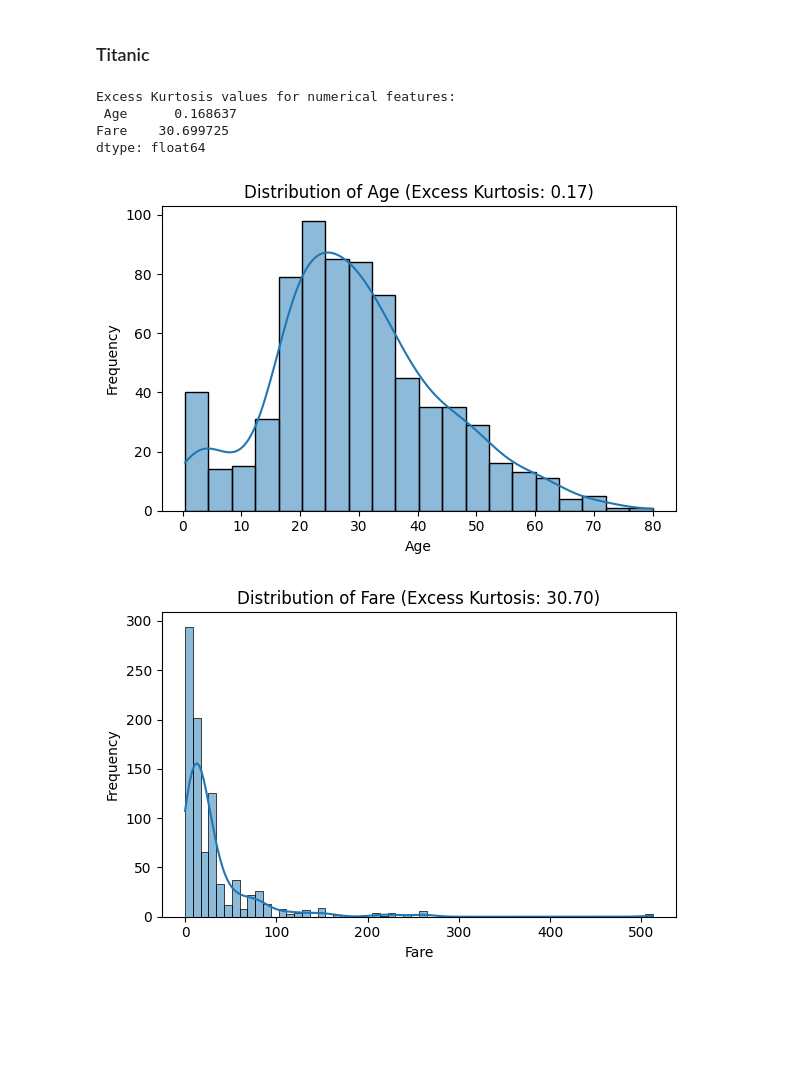
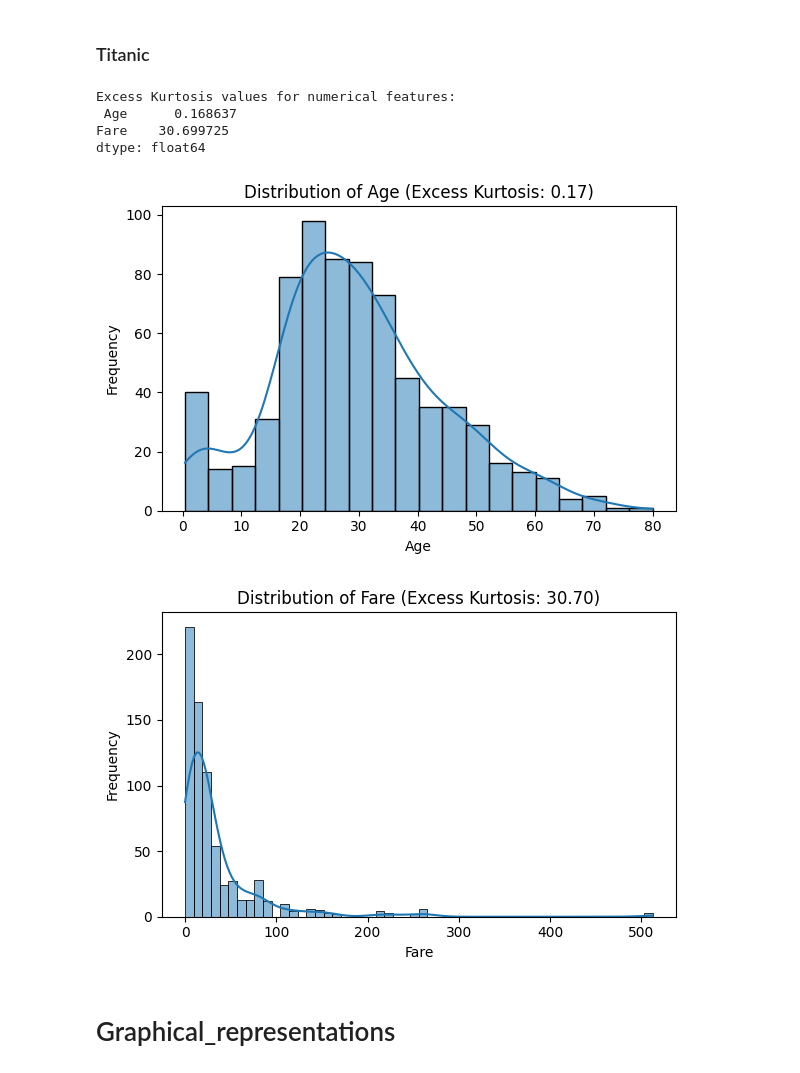
Before and after one commit to rahulyeldi/data-science-statistics-journey, a Jupyter notebook: notebooks/Descriptive_Statistics.ipynb, the cells around one changed output. Drawn from its saved outputs; the diff is of its cells as text; code cells hidden in the pictures; blank space fills up the shorter version.

```diff
--- a/notebooks/Descriptive_Statistics.ipynb
+++ b/notebooks/Descriptive_Statistics.ipynb
@@ -3,3 +31,0 @@
-# %%
-import pandas as pd
-df = pd.read_csv("/Users/rahulsanjeevyeldi/Projects/data-science-statistics-journey/dataset/Titanic-Dataset.csv")
@@ -44,3 +52,0 @@ df.isnull().sum()
-# %%
-import pandas as pd
-df = pd.read_csv("/Users/rahulsanjeevyeldi/Projects/data-science-statistics-journey/dataset/Titanic-Dataset.csv")
@@ -158,16 +146,15 @@ from scipy.stats import skew
 # %% [markdown]
 ### Manual data
 # %%
-data = [[10, 18, 11], [13, 15, 8], [9, 20, 3]]
-df = pd.DataFrame(data)
-print(df.skew())
-
 """
 General rule of thumb
 skewness ~ 0 symmetrical distribution
 skewness > 0 right skewed
 skewness < 0 left skewed
 """
+data = [[10, 18, 11], [13, 15, 8], [9, 20, 3]]
+df_skew = pd.DataFrame(data)
+print(df_skew.skew())
 # %% [output]
 0    1.293343
 1   -0.585583
@@ -179,20 +181,17 @@ dtype: float64
 # %%
-# Load Titanic dataset from a local CSV file
-titanic = pd.read_csv('/Users/rahulsanjeevyeldi/Projects/data-science-statistics-journey/dataset/Titanic-Dataset.csv')  # Replace with your actual path if needed
-
 #Select your columns to calculate skewness and plot
-df = titanic[['Age','Fare']].dropna()
+data_skew= df[['Age','Fare']].dropna()
 
 # Calculate skewness for each column
-skewness_values = df.apply(skew)
+skewness_values = data_age_fare.apply(skew)
 
 # Print skewness values
 print("Skewness values for numerical features:\n", skewness_values)
 
 # Visualize the distribution of numerical features
-for col in df.columns:
+for col in data_age_fare.columns:
     plt.figure(figsize=(6, 4))
-    sns.histplot(titanic[col].dropna(), kde=True)
+    sns.histplot(data_age_fare[col].dropna(), kde=True)
     plt.title(f'Distribution of {col} (Skewness: {skewness_values[col]:.2f})')
     plt.xlabel(col)
     plt.ylabel('Frequency')
@@ -224,36 +220,30 @@ print(kurtosis(dataset, axis=0, bias=True))
 # %% [markdown]
 ### Titanic
 # %%
-import pandas as pd
-import seaborn as sns
-import matplotlib.pyplot as plt
-from scipy.stats import kurtosis
-
-# Load Titanic dataset from a local CSV file
-titanic = pd.read_csv('/Users/rahulsanjeevyeldi/Projects/data-science-statistics-journey/dataset/Titanic-Dataset.csv')  # Make sure this file is in your working directory
-
 #Select your columns to calculate skewness and plot
-df = titanic[['Age','Fare']].dropna()
+df_kurtosis = df[['Age','Fare']].dropna()
 
 # Calculate skewness for each column
-kurtosis_values = df.apply(kurtosis)
+kurtosis_values = df_kurtosis.apply(kurtosis)
 
 # Print kurtosis values
 print("Excess Kurtosis values for numerical features:\n", kurtosis_values)
 
 # Visualize the distribution of numerical features with kurtosis
-for col in df:
+for col in df_kurtosis:
     plt.figure(figsize=(6, 4))
-    sns.histplot(titanic[col].dropna(), kde=True)
+    sns.histplot(df_kurtosis[col].dropna(), kde=True)
     plt.title(f'Distribution of {col} (Excess Kurtosis: {kurtosis_values[col]:.2f})')
     plt.xlabel(col)
     plt.ylabel('Frequency')
     plt.tight_layout()
     plt.show()
 # %% [output]
 Excess Kurtosis values for numerical features:
  Age      0.168637
 Fare    30.699725
 dtype: float64
 [figure]
-[figure, old version]
+[figure, new version]
+# %% [markdown]
+# Graphical_representations
```
Also changed, not shown: parts of 41 cells of this notebook.
